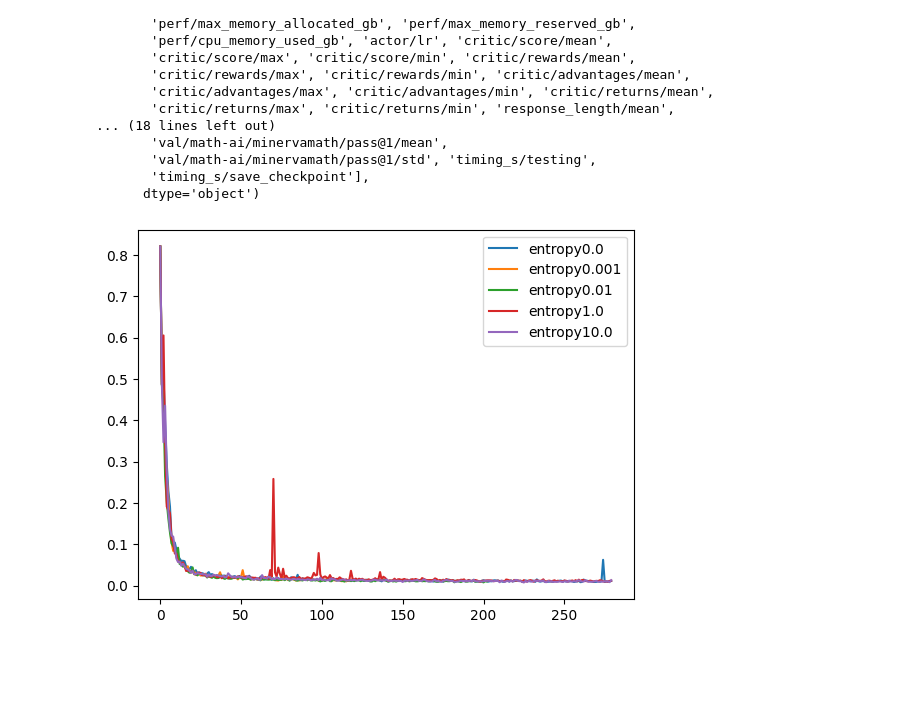
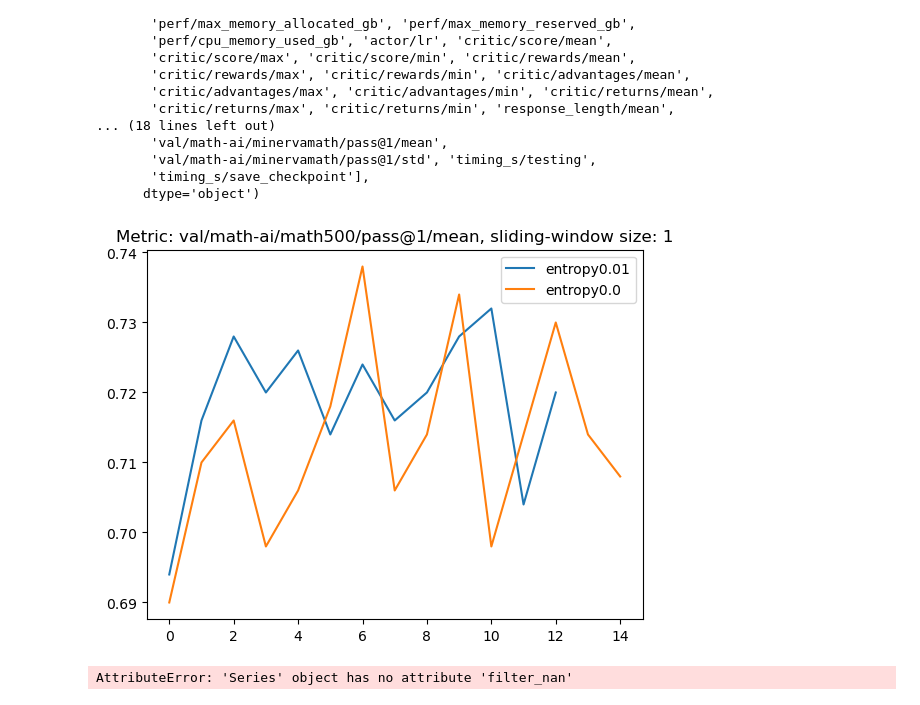
Before and after one commit to brendel-group/verl, a Jupyter notebook: workspace/tmp.ipynb, the cells around one changed output. Drawn from its saved outputs; the diff is of its cells as text; code cells hidden in the pictures; blank space fills up the shorter version.

```diff
--- a/workspace/tmp.ipynb
+++ b/workspace/tmp.ipynb
@@ -2,14 +2,11 @@
 import pandas as pd
 # %%
 names = [
-    "entropy0.0", "entropy0.001", "entropy0.01", "entropy1.0", "entropy10.0"
+    "entropy0.01", "entropy0.0"
 ]
 dfs = [
-    pd.read_json(path_or_buf="/u/rfechner/out/entropy_training_runs/Qwen/Qwen2.5-7B_entropy_0.0_kl_0.001_20250728_203040/metrics.jsonl", lines=True),
-    pd.read_json(path_or_buf="/u/rfechner/out/entropy_training_runs/Qwen/Qwen2.5-7B_entropy_0.001_kl_0.001_20250725_164650/metrics.jsonl", lines=True),
-    pd.read_json(path_or_buf="/u/rfechner/out/entropy_training_runs/Qwen/Qwen2.5-7B_entropy_0.01_kl_0.001_20250727_132043/metrics.jsonl", lines=True),
-    pd.read_json(path_or_buf="/u/rfechner/out/entropy_training_runs/Qwen/Qwen2.5-7B_entropy_1.0_kl_0.001_20250728_150449/metrics.jsonl", lines=True),
-    pd.read_json(path_or_buf="/u/rfechner/out/entropy_training_runs/Qwen/Qwen2.5-7B_entropy_10.0_kl_0.001_20250728_152206/metrics.jsonl", lines=True),
+    pd.read_json(path_or_buf="~/out/fixed/Qwen/Qwen2.5-7B_entropy_0.01_kl_0.001_20250808_130223/metrics.jsonl", lines=True),
+    pd.read_json(path_or_buf="~/out/fixed/Qwen/Qwen2.5-7B_entropy_0.0_kl_0.001_20250808_130226/metrics.jsonl", lines=True)
 ]
 # %%
 dfs[0].columns
@@ -33,13 +30,24 @@ Index(['step', 'global_seqlen/min', 'global_seqlen/max',
       dtype='object')
 # %%
 import matplotlib.pyplot as plt
+import numpy as np
 
-def plot_(name : str):
+def plot_(name : str, window_size=10):
+    window = np.ones(shape=(window_size,))
     for label, df in zip(names, dfs):
-        plt.plot(df[name], label=label)
+        ys = df[name].to_numpy()
+        ys = np.convolve(ys, window)
+        ys = ys[~np.isnan(ys)]
+
+        plt.plot(ys, label=label)
+        plt.title(f"Metric: {name}, sliding-window size: {window_size}")
     plt.legend()
     plt.show()
 # %%
-plot_('actor/entropy')
+plot_('val/math-ai/math500/pass@1/mean', window_size=1)
 # %% [output]
-[figure, old version]
+[figure, new version]
+# %%
+dfs[2]['val/math-ai/math500/pass@1/mean@1'].to_numpy()
+# %% [output]
+AttributeError: 'Series' object has no attribute 'filter_nan'
```
Also changed, not shown: 38 other files.
